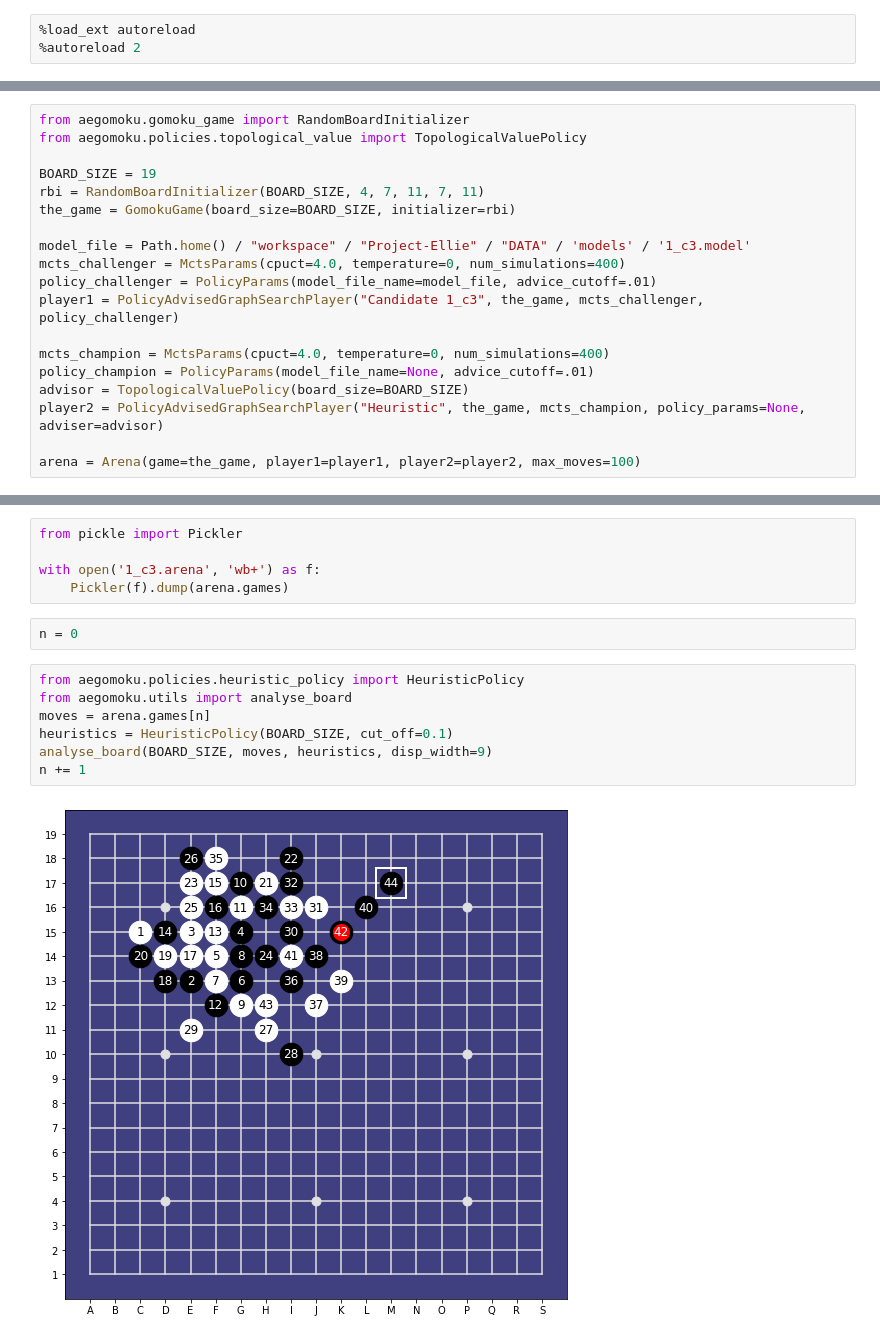
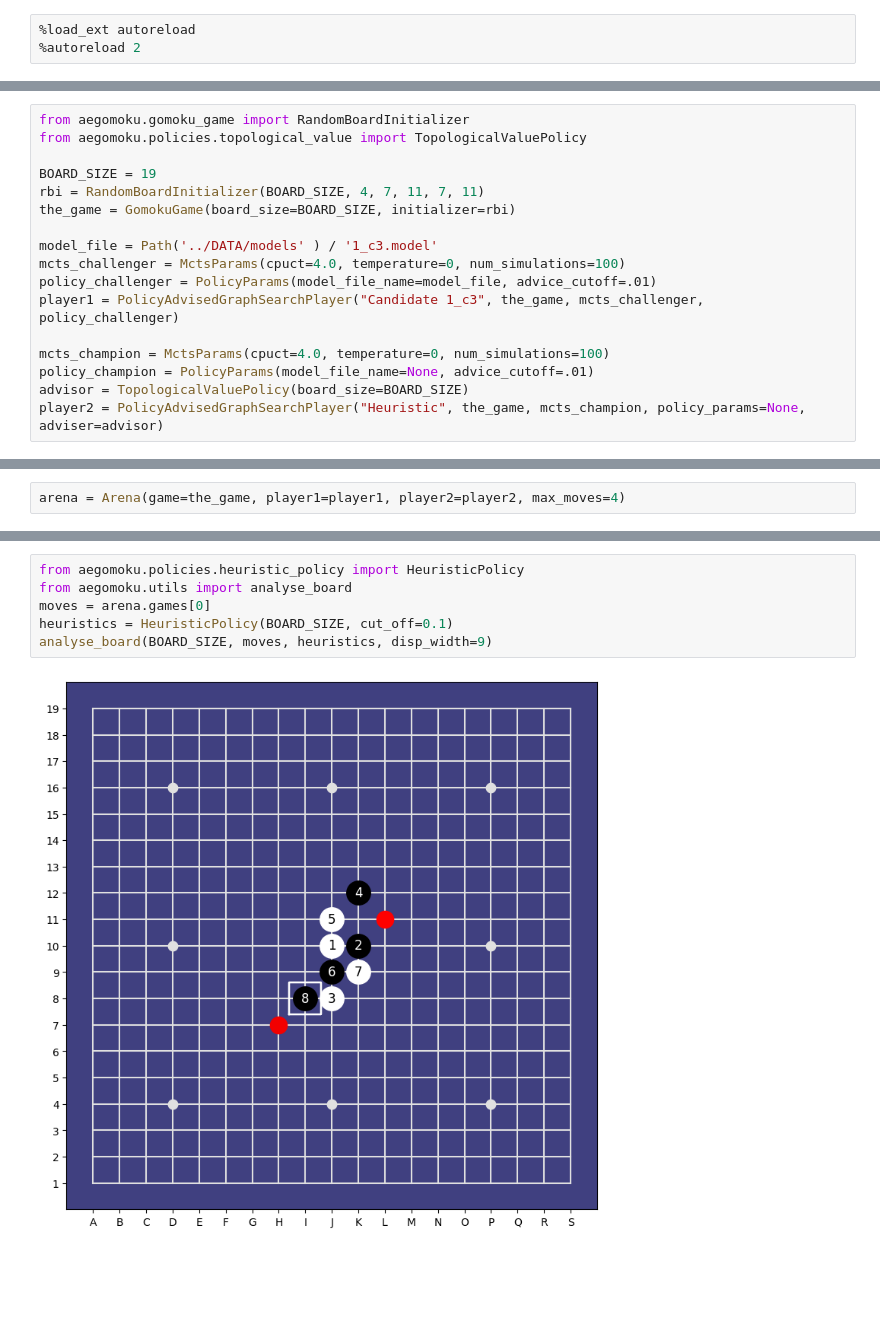
Before and after one commit to Project-Ellie/DeepGomoku, a Jupyter notebook: notebooks/Arena.ipynb, the cells around one changed output, grey strips where cells are left out. Drawn from its saved outputs; the diff is of its cells as text; blank space fills up the shorter version.

```diff
--- a/notebooks/Arena.ipynb
+++ b/notebooks/Arena.ipynb
@@ -15,14 +21,12 @@ BOARD_SIZE = 19
 rbi = RandomBoardInitializer(BOARD_SIZE, 4, 7, 11, 7, 11)
 the_game = GomokuGame(board_size=BOARD_SIZE, initializer=rbi)
 
-model_file = Path.home() / "workspace" / "Project-Ellie" / "DATA" / 'models' / '1_c3.model'
-mcts_challenger = MctsParams(cpuct=4.0, temperature=0, num_simulations=400)
+model_file = Path('../DATA/models' ) / '1_c3.model'
+mcts_challenger = MctsParams(cpuct=4.0, temperature=0, num_simulations=100)
 policy_challenger = PolicyParams(model_file_name=model_file, advice_cutoff=.01)
 player1 = PolicyAdvisedGraphSearchPlayer("Candidate 1_c3", the_game, mcts_challenger, policy_challenger)
 
-mcts_champion = MctsParams(cpuct=4.0, temperature=0, num_simulations=400)
+mcts_champion = MctsParams(cpuct=4.0, temperature=0, num_simulations=100)
 policy_champion = PolicyParams(model_file_name=None, advice_cutoff=.01)
 advisor = TopologicalValuePolicy(board_size=BOARD_SIZE)
 player2 = PolicyAdvisedGraphSearchPlayer("Heuristic", the_game, mcts_champion, policy_params=None, adviser=advisor)
-
-arena = Arena(game=the_game, player1=player1, player2=player2, max_moves=100)
@@ -29,3 +36,5 @@ arena = Arena(game=the_game, player1=player1, player2=player2, max_moves=100)
+# %%
+arena = Arena(game=the_game, player1=player1, player2=player2, max_moves=4)
 # %%
 arena.play_game(verbose=2)
 # %% [output]
@@ -65,16 +63,8 @@ stats
-# %%
-from pickle import Pickler
-
-with open('1_c3.arena', 'wb+') as f:
-    Pickler(f).dump(arena.games)
-# %%
-n = 0
 # %%
 from aegomoku.policies.heuristic_policy import HeuristicPolicy
 from aegomoku.utils import analyse_board
-moves = arena.games[n]
+moves = arena.games[0]
 heuristics = HeuristicPolicy(BOARD_SIZE, cut_off=0.1)
 analyse_board(BOARD_SIZE, moves, heuristics, disp_width=9)
-n += 1
 # %% [output]
-[figure, old version]
+[figure, new version]
```
Also changed, not shown: parts of 9 cells of this notebook, 35 other files.
